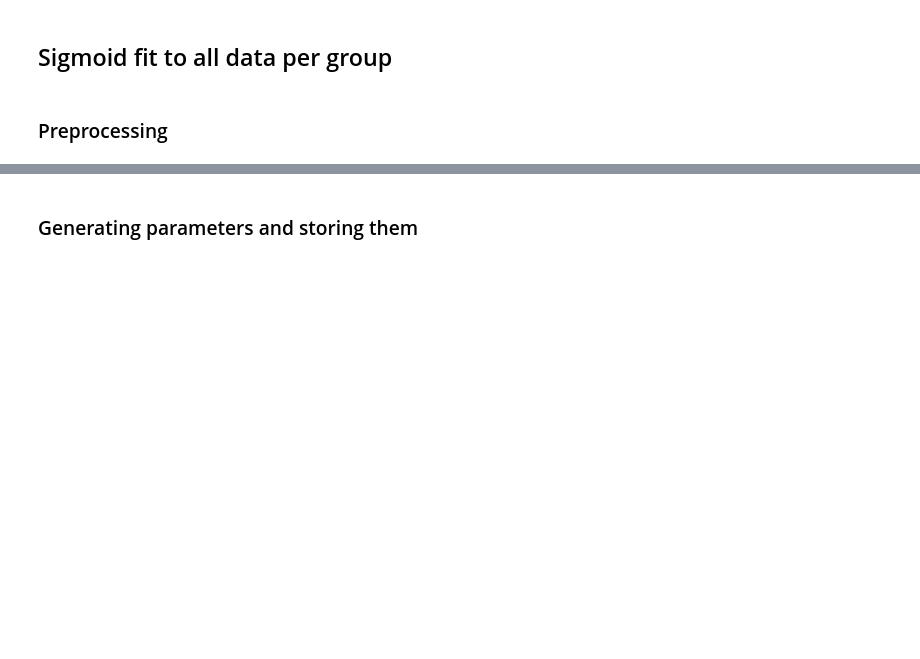
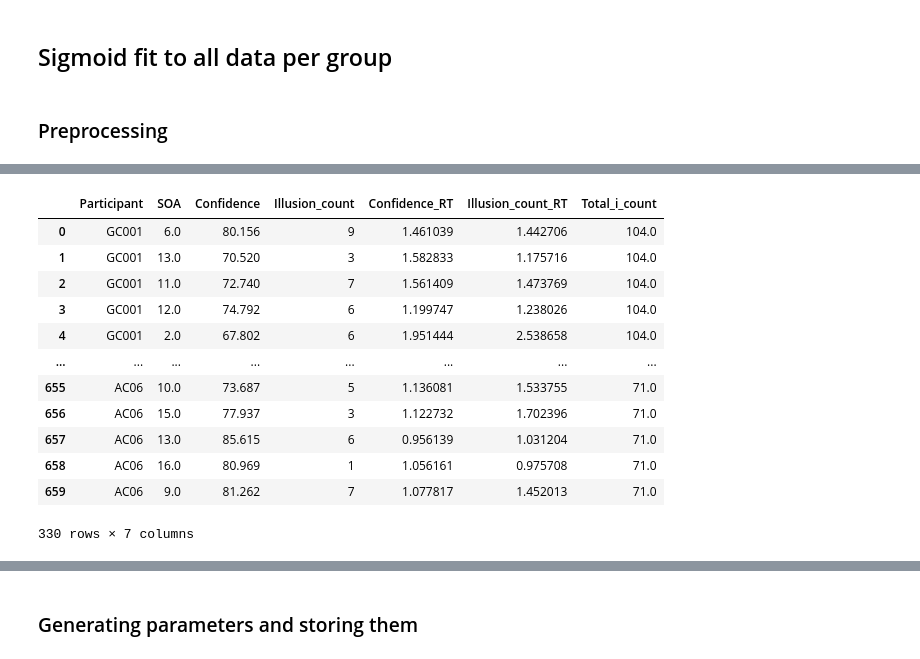
Before and after one commit to camila-maura/GIFTED-DFI, a Jupyter notebook: data_preprocessing.ipynb, the cells around one changed output, grey strips where cells are left out. Cells and saved outputs as stored; diff of their text form; code cells hidden in the pictures; blank space fills up the shorter version.

```diff
--- a/data_preprocessing.ipynb
+++ b/data_preprocessing.ipynb
@@ -1143,6 +1149,22 @@ The lists are identical
 # %%
 # Participants remained after cleaning
 remaining_participants = df["Código de participante"].unique()
 
 # Now only keep those participants for building the sigmoid per group data
 df_sigmoid = data_dfi[data_dfi["Participant"].isin(remaining_participants)]
+
+df_sigmoid
+# %% [output]
+|  | Participant | SOA | Confidence | Illusion_count | Confidence_RT | Illusion_count_RT | Total_i_count |
+| 0 | GC001 | 6.0 | 80.156 | 9 | 1.461039 | 1.442706 | 104.0 |
+| 1 | GC001 | 13.0 | 70.520 | 3 | 1.582833 | 1.175716 | 104.0 |
+| 2 | GC001 | 11.0 | 72.740 | 7 | 1.561409 | 1.473769 | 104.0 |
+| 3 | GC001 | 12.0 | 74.792 | 6 | 1.199747 | 1.238026 | 104.0 |
+| 4 | GC001 | 2.0 | 67.802 | 6 | 1.951444 | 2.538658 | 104.0 |
+| ... | ... | ... | ... | ... | ... | ... | ... |
+| 655 | AC06 | 10.0 | 73.687 | 5 | 1.136081 | 1.533755 | 71.0 |
+| 656 | AC06 | 15.0 | 77.937 | 3 | 1.122732 | 1.702396 | 71.0 |
+| 657 | AC06 | 13.0 | 85.615 | 6 | 0.956139 | 1.031204 | 71.0 |
+| 658 | AC06 | 16.0 | 80.969 | 1 | 1.056161 | 0.975708 | 71.0 |
+| 659 | AC06 | 9.0 | 81.262 | 7 | 1.077817 | 1.452013 | 71.0 |
+330 rows × 7 columns
```
Also changed, not shown: parts of 34 cells of this notebook.
